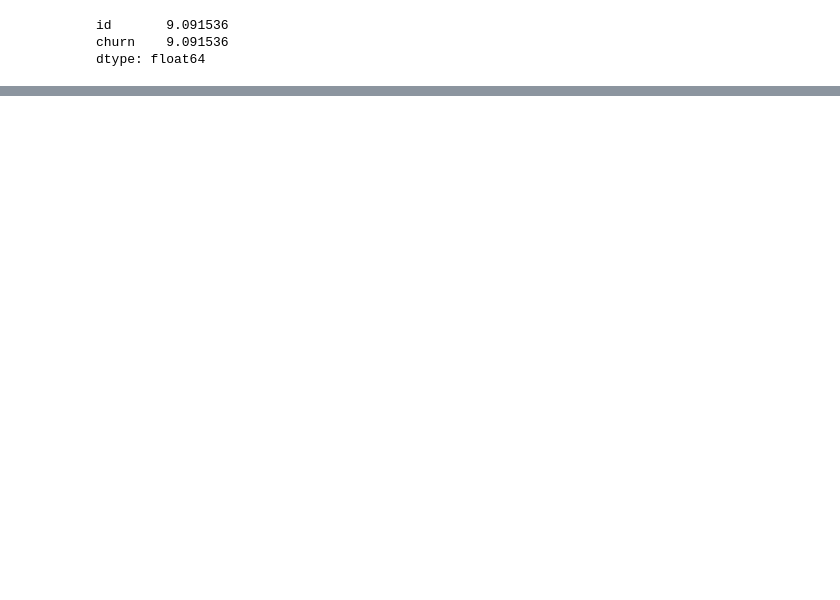
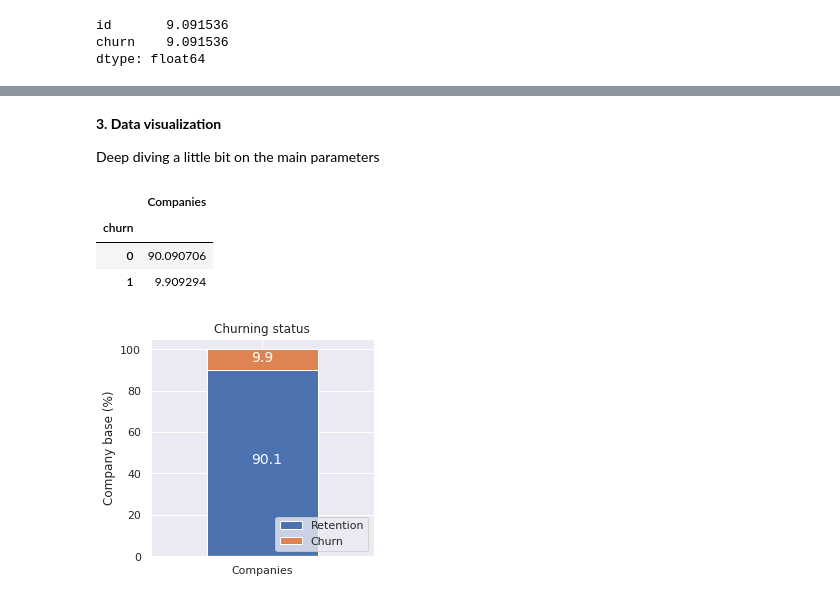
Before and after one commit to Daisyshi84/BCG_Gamma, a Jupyter notebook: BCG_GAMMA.ipynb, the cells around one changed output, grey strips where cells are left out. Drawn from its saved outputs; the diff is of its cells as text; code cells hidden in the pictures; blank space fills up the shorter version.

```diff
--- a/BCG_GAMMA.ipynb
+++ b/BCG_GAMMA.ipynb
@@ -123,0 +150,49 @@ dtype: float64
+# %% [markdown]
+**3. Data visualization**
+
+Deep diving a little bit on the main parameters
+# %%
+churn=train[['id','churn']]
+#rename id to 'companies';
+churn.columns=['Companies','churn']
+# %%
+churn_total = churn.groupby(churn['churn']).count()
+churn_percentage=churn_total/churn_total.sum()*100
+# %% [output]
+|  | Companies |
+| churn |  |
+| 0 | 90.090706 |
+| 1 | 9.909294 |
+# %%
+def plot_stacked_bars(datafame, title_, size_=(18, 10), rot_=0, legend_="upper right"):
+
+  ax = datafame.plot(kind="bar",
+                    stacked=True,
+                    figsize=size_,
+                    rot=rot_,
+                    title=title_)
+# Annotate bars
+  annotate_stacked_bars(ax, textsize=14)
+# Rename legend
+  plt.legend(["Retention", "Churn"], loc=legend_)
+# Labels
+  plt.ylabel("Company base (%)")
+  plt.show()
+
+def annotate_stacked_bars(ax, pad=0.99, colour="white", textsize=13):
+
+# Iterate over the plotted rectanges/bars
+  for p in ax.patches:
+  # Calculate annotation
+    value = str(round(p.get_height(),1))
+# If value is 0 do not annotate
+    if value == '0.0':
+      continue
+    ax.annotate(value,
+      ((p.get_x()+ p.get_width()/2)*pad-0.05, (p.get_y()+p.get_height()/2)*pad), color=colour,
+        size=textsize,
+        )
+# %%
+plot_stacked_bars(churn_percentage.transpose(),"Churning status", (4,4), legend_="lower right")
+# %% [output]
+[figure, added]
```
Also changed, not shown: parts of 13 cells of this notebook.
